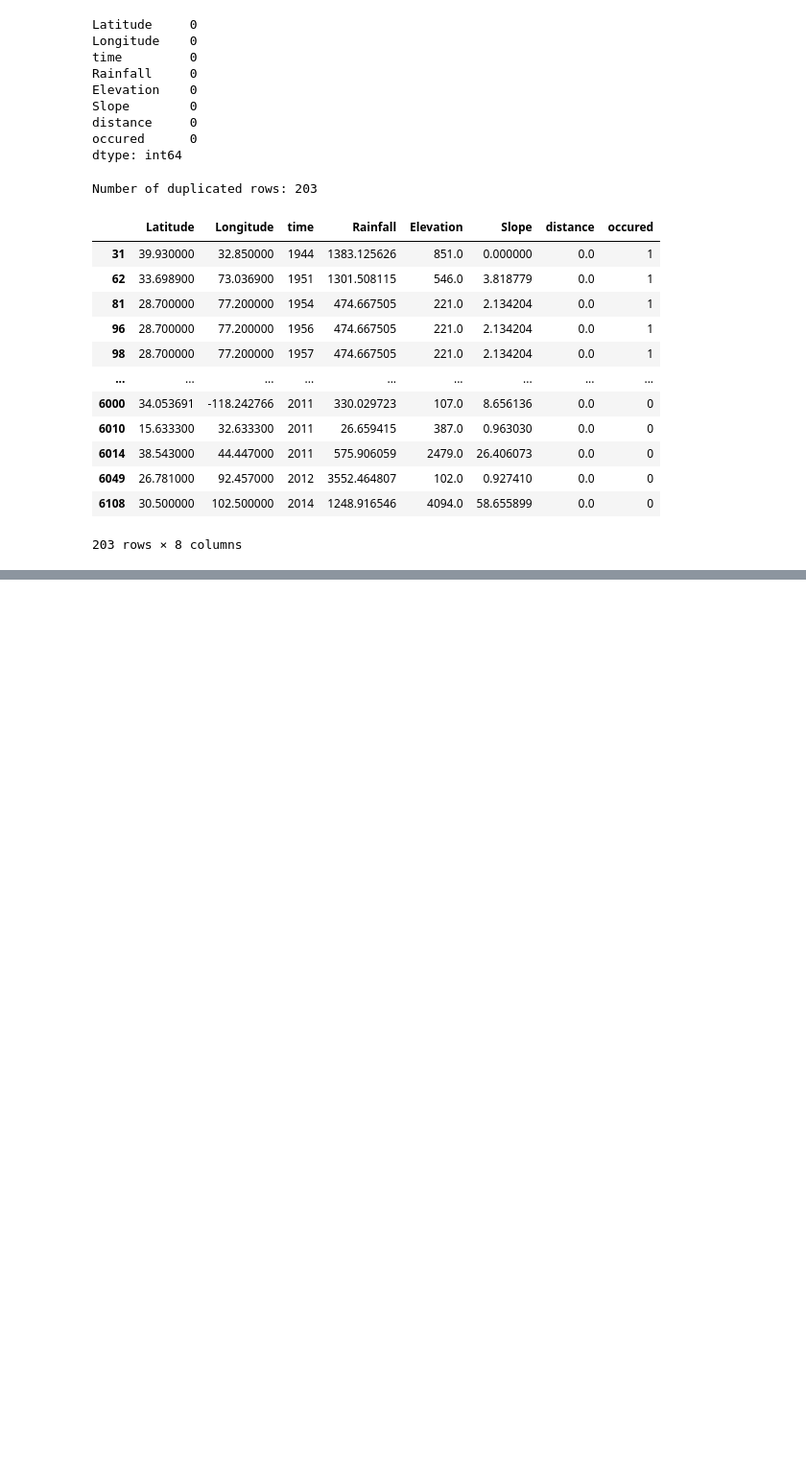
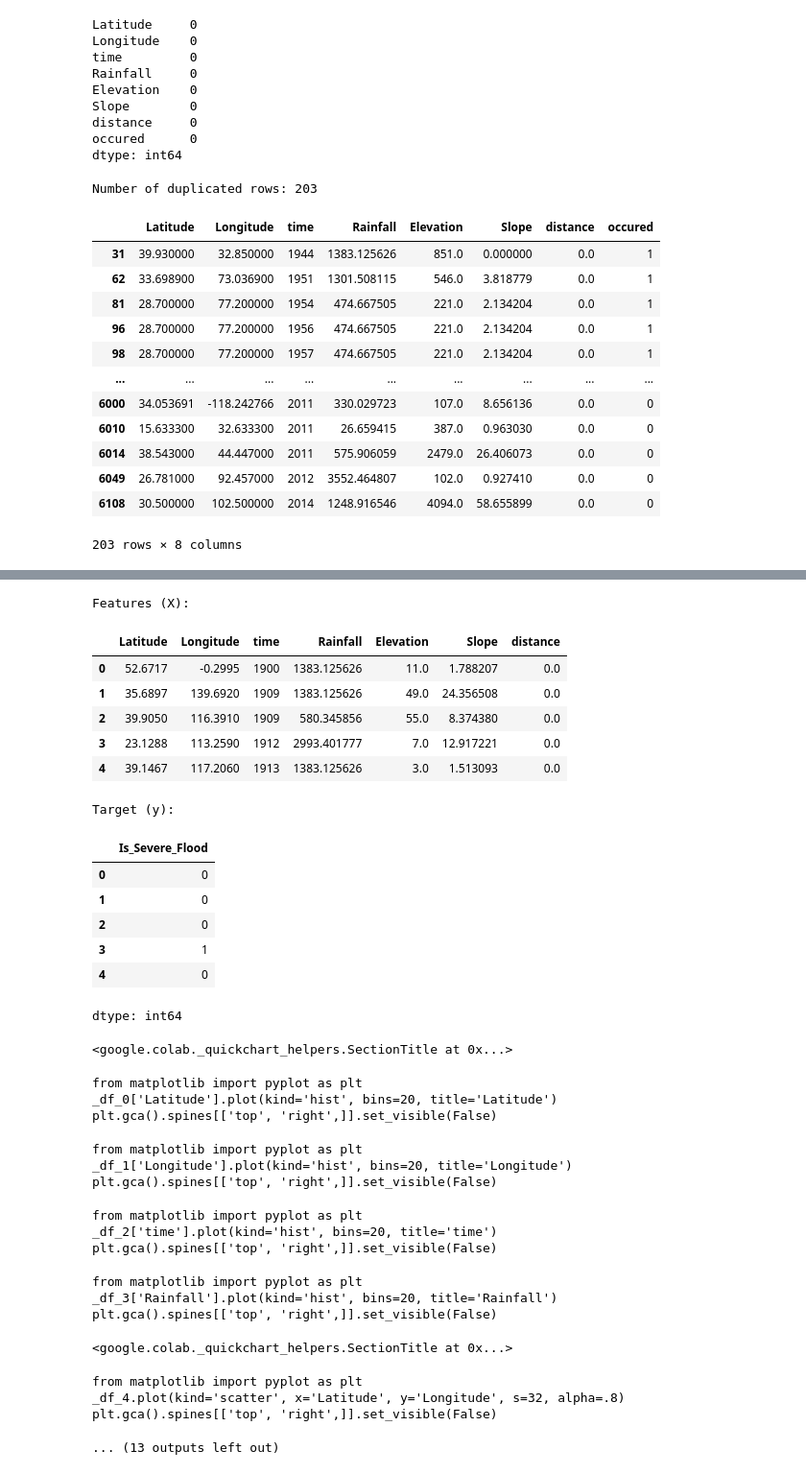
Before and after one commit to Rajath-Raj/pravah_flood_detection, a Jupyter notebook: flood_data_exploration.ipynb, the cells around one changed output, grey strips where cells are left out. Shown at 96% size. Cells and saved outputs as stored; diff of their text form; code cells hidden in the pictures; blank space fills up the shorter version.

```diff
--- a/flood_data_exploration.ipynb
+++ b/flood_data_exploration.ipynb
@@ -120,0 +240,43 @@ Number of duplicated rows: 203
+# %%
+# Define our features (X) and target (y)
+X = df.drop('Is_Severe_Flood', axis=1)
+y = df['Is_Severe_Flood']
+
+print("Features (X):")
+display(X.head())
+print("\nTarget (y):")
+display(y.head())
+# %% [output]
+Features (X):
+|  | Latitude | Longitude | time | Rainfall | Elevation | Slope | distance |
+| 0 | 52.6717 | -0.2995 | 1900 | 1383.125626 | 11.0 | 1.788207 | 0.0 |
+| 1 | 35.6897 | 139.6920 | 1909 | 1383.125626 | 49.0 | 24.356508 | 0.0 |
+| 2 | 39.9050 | 116.3910 | 1909 | 580.345856 | 55.0 | 8.374380 | 0.0 |
+| 3 | 23.1288 | 113.2590 | 1912 | 2993.401777 | 7.0 | 12.917221 | 0.0 |
+| 4 | 39.1467 | 117.2060 | 1913 | 1383.125626 | 3.0 | 1.513093 | 0.0 |
+Target (y):
+|  | Is_Severe_Flood |
+| 0 | 0 |
+| 1 | 0 |
+| 2 | 0 |
+| 3 | 1 |
+| 4 | 0 |
+dtype: int64
+<google.colab._quickchart_helpers.SectionTitle at 0x...>
+from matplotlib import pyplot as plt
+_df_0['Latitude'].plot(kind='hist', bins=20, title='Latitude')
+plt.gca().spines[['top', 'right',]].set_visible(False)
+from matplotlib import pyplot as plt
+_df_1['Longitude'].plot(kind='hist', bins=20, title='Longitude')
+plt.gca().spines[['top', 'right',]].set_visible(False)
+from matplotlib import pyplot as plt
+_df_2['time'].plot(kind='hist', bins=20, title='time')
+plt.gca().spines[['top', 'right',]].set_visible(False)
+from matplotlib import pyplot as plt
+_df_3['Rainfall'].plot(kind='hist', bins=20, title='Rainfall')
+plt.gca().spines[['top', 'right',]].set_visible(False)
+<google.colab._quickchart_helpers.SectionTitle at 0x...>
+from matplotlib import pyplot as plt
+_df_4.plot(kind='scatter', x='Latitude', y='Longitude', s=32, alpha=.8)
+plt.gca().spines[['top', 'right',]].set_visible(False)
+... (13 outputs left out)
```
Also changed, not shown: parts of 10 cells of this notebook.
